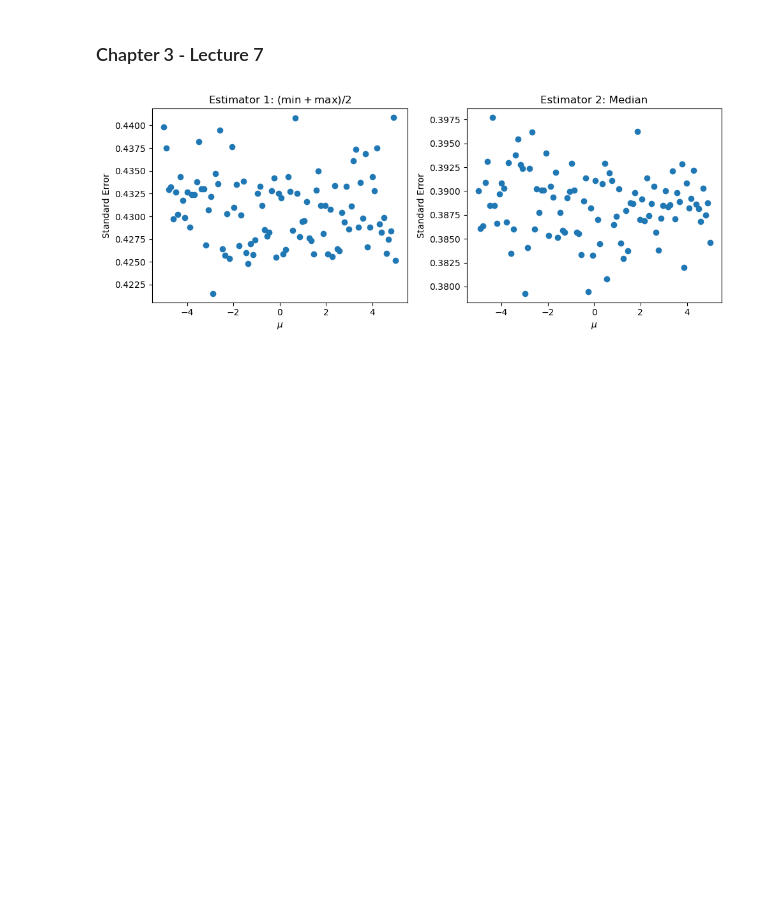
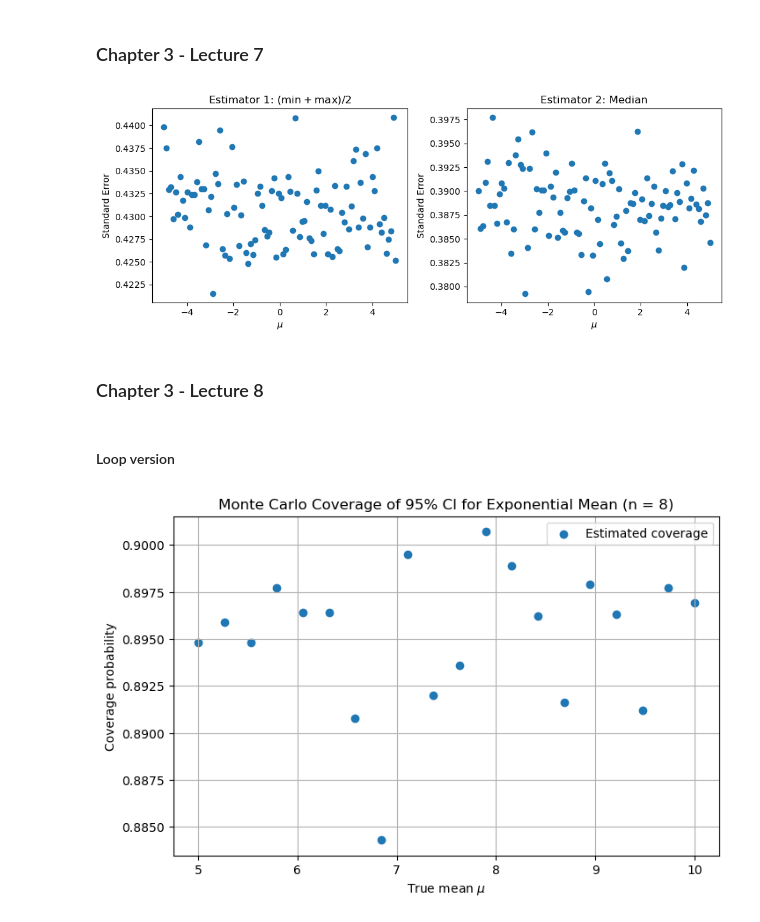
Before and after one commit to Ali-Raisolsadat/Ali-Raisolsadat.github.io, a Jupyter notebook: stat4110-code/chapter3/homework_code/STAT-4110-Chapter 3 - Homework - Jupyter.ipynb, the cells around one changed output. Drawn from its saved outputs; the diff is of its cells as text; code cells hidden in the pictures; blank space fills up the shorter version.

Commit message:
updated lecture 8 chapter 3. updated homework solutions for chapter 3.

```diff
--- a/stat4110-code/chapter3/homework_code/STAT-4110-Chapter 3 - Homework - Jupyter.ipynb
+++ b/stat4110-code/chapter3/homework_code/STAT-4110-Chapter 3 - Homework - Jupyter.ipynb
@@ -490,3 +491,49 @@ plt.tight_layout()
 plt.show()
 # %% [output]
 [figure]
+# %% [markdown]
+### Chapter 3 - Lecture 8
+# %% [markdown]
+#### Loop version
+# %%
+n = 8                      # sample size
+N = 10000                  # Monte Carlo replications
+alpha = 0.05
+mu_grid = np.linspace(5, 10, 20)
+t_crit = sc.stats.t.ppf(1 - alpha/2, df=n-1)
+coverage_loop = []
+
+for mu in mu_grid:
+    lam = 1 / mu           # exponential rate
+    count = 0
+    for _ in range(N):
+        # generate sample
+        X = np.random.exponential(scale=mu, size=n)
+
+        # sample statistics
+        Xbar = np.mean(X)
+        s = np.std(X, ddof=1)
+
+        # confidence interval
+        d = t_crit * s / np.sqrt(n)
+        U = Xbar - d
+        V = Xbar + d
+
+        # coverage check
+        if U <= mu <= V:
+            count += 1
+
+    coverage_loop.append(count / N)
+
+coverage_loop = np.array(coverage_loop)
+
+plt.figure(figsize=(8,5))
+plt.scatter(mu_grid, coverage_loop, label="Estimated coverage")
+plt.xlabel(r"True mean $\mu$")
+plt.ylabel("Coverage probability")
+plt.title("Monte Carlo Coverage of 95% CI for Exponential Mean (n = 8)")
+plt.legend()
+plt.grid(True)
+plt.show()
+# %% [output]
+[figure, added]
```
Also changed, not shown: parts of 4 cells of this notebook, 10 other files.
